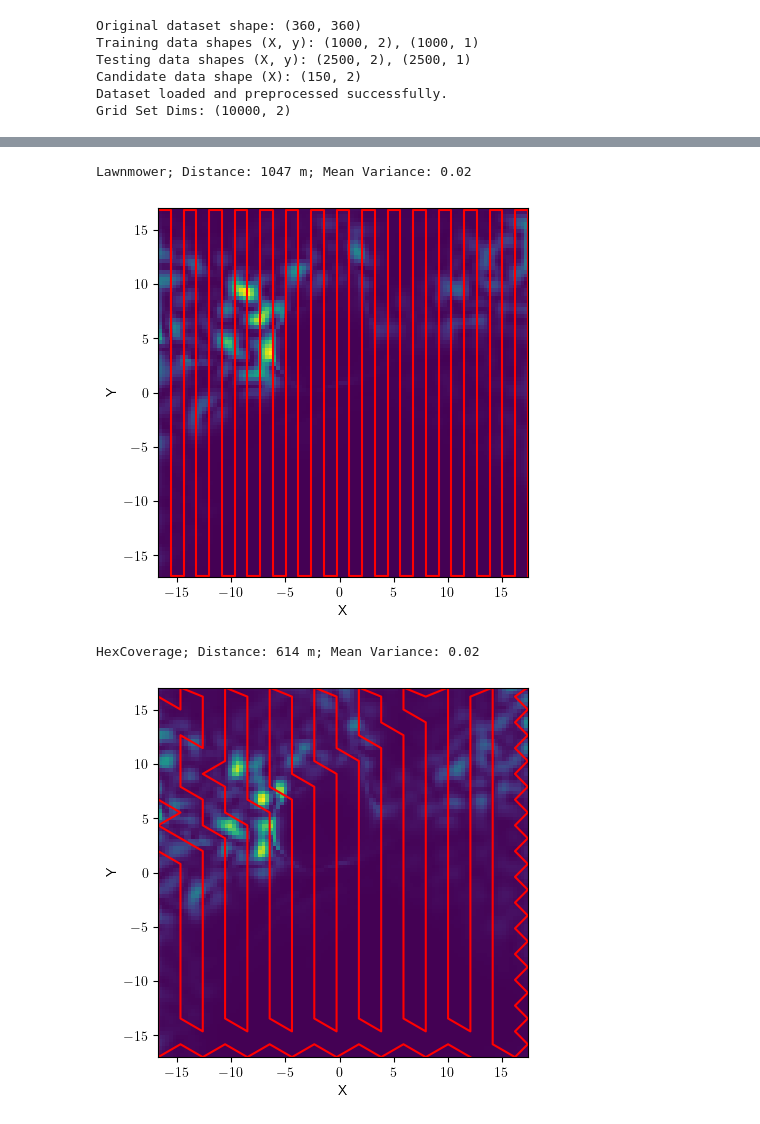
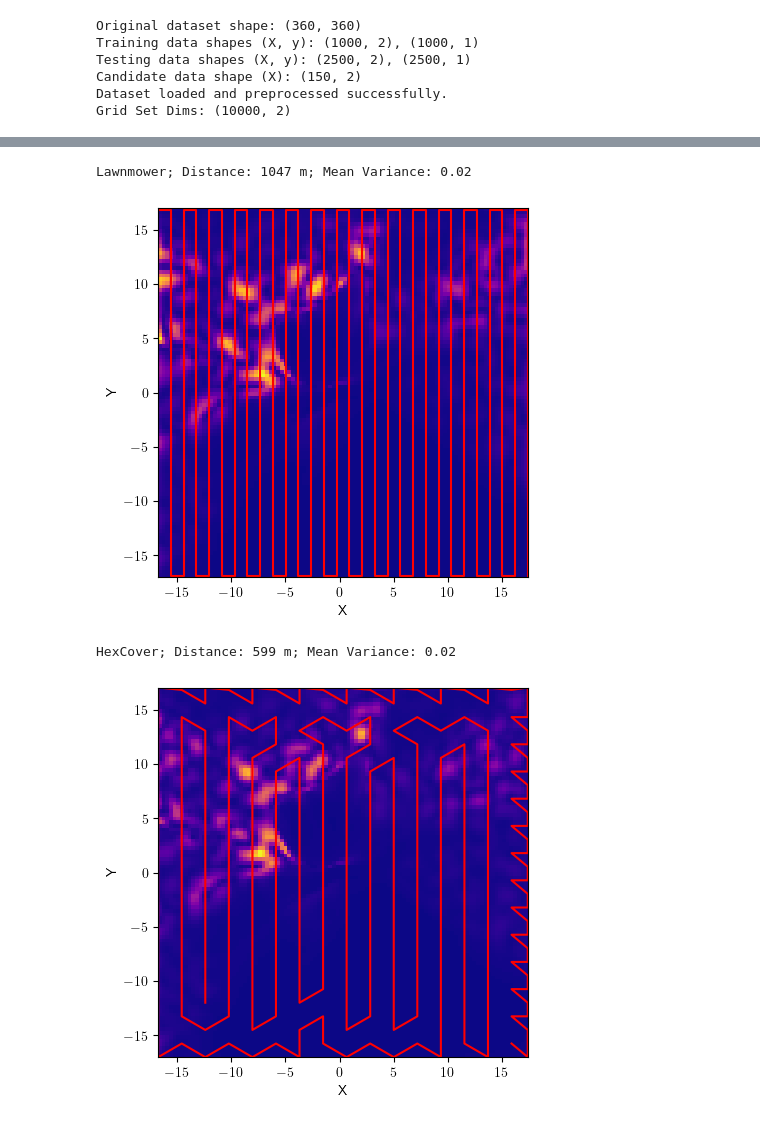
Before and after one commit to itskalvik/ICPP, a Jupyter notebook: intro.ipynb, the cells around one changed output, grey strips where cells are left out. Cells and saved outputs as stored; diff of their text form; code cells hidden in the pictures.

```diff
--- a/intro.ipynb
+++ b/intro.ipynb
@@ -154,7 +155,8 @@ fig = plt.figure()
 axes = plt.gca()
 
 sc = axes.imshow(var.numpy().reshape(x_dim, y_dim).T,
-                 extent=extent, origin="lower")
+                 extent=extent, origin="lower",
+                 cmap='plasma')
 axes.plot(X_sol[:, 0], X_sol[:, 1], c='r')
 axes.set_aspect('equal')
 axes.set_xlabel('X')
@@ -166,54 +168,55 @@ fig.savefig('Lawnmower', dpi=300, bbox_inches="tight")
 plt.show()
 # %% [output]
 Lawnmower; Distance: 1047 m; Mean Variance: 0.02
-[figure, old version]
+[figure, new version]
 # %%
-target_var_ratio = 1.5
+target_var_ratio = 2.2
 max_prior_var = model.predict_f(X_grid)[1].numpy().max()
 var_threshold = max_prior_var * target_var_ratio
 
-method = 'HexCoverage'
+method = 'HexCover'
 cmodel = get_method(method)(num_sensing=len(X_train),
                             X_objective=X_train,
                             kernel=kernel,
                             noise_variance=noise_variance)
-X_sol = cmodel.optimize(var_threshold=var_threshold)
+X_sol = cmodel.optimize(post_var_threshold=var_threshold)
 X_sol = X_sol[0]
 
 X_pred, y_pred = dataset.get_sensor_data(X_sol,
                                          max_samples=len(X_sol))
 _, _, _, model_sol = get_model_params(
     X_train=np.vstack([X_train, X_pred]),
     y_train=np.vstack([y_train, y_pred]),
     kernel=kernel,
     noise_variance=noise_variance,
     max_steps=0,
     return_model=True,
     verbose=False,
     force_gp=True)
 mean, var = model_sol.predict_f(X_grid)
 distance = get_distance(X_sol)
 
 # Create subplots
 print(f"{method}; Distance: {distance:.0f} m; Mean Variance: {var.numpy().mean():.2f}")
 
 fig = plt.figure()
 axes = plt.gca()
 
 sc = axes.imshow(var.numpy().reshape(x_dim, y_dim).T,
-                 extent=extent, origin="lower")
+                 extent=extent, origin="lower",
+                 cmap='plasma')
 axes.plot(X_sol[:, 0], X_sol[:, 1], c='r')
 axes.set_aspect('equal')
 axes.set_xlabel('X')
 axes.set_ylabel('Y')
 axes.set_xlim(extent[0], extent[1])
 axes.set_ylim(extent[2], extent[3])
 
 fig.savefig('HexCover', dpi=300, bbox_inches="tight")
 plt.show()
 # %% [output]
-HexCoverage; Distance: 614 m; Mean Variance: 0.02
+HexCover; Distance: 599 m; Mean Variance: 0.02
-[figure, old version]
+[figure, new version]
 # %%
 method = 'ContinuousSGP'
 cmodel = get_method(method)(num_sensing=100,
```
Also changed, not shown: parts of 4 cells of this notebook.
